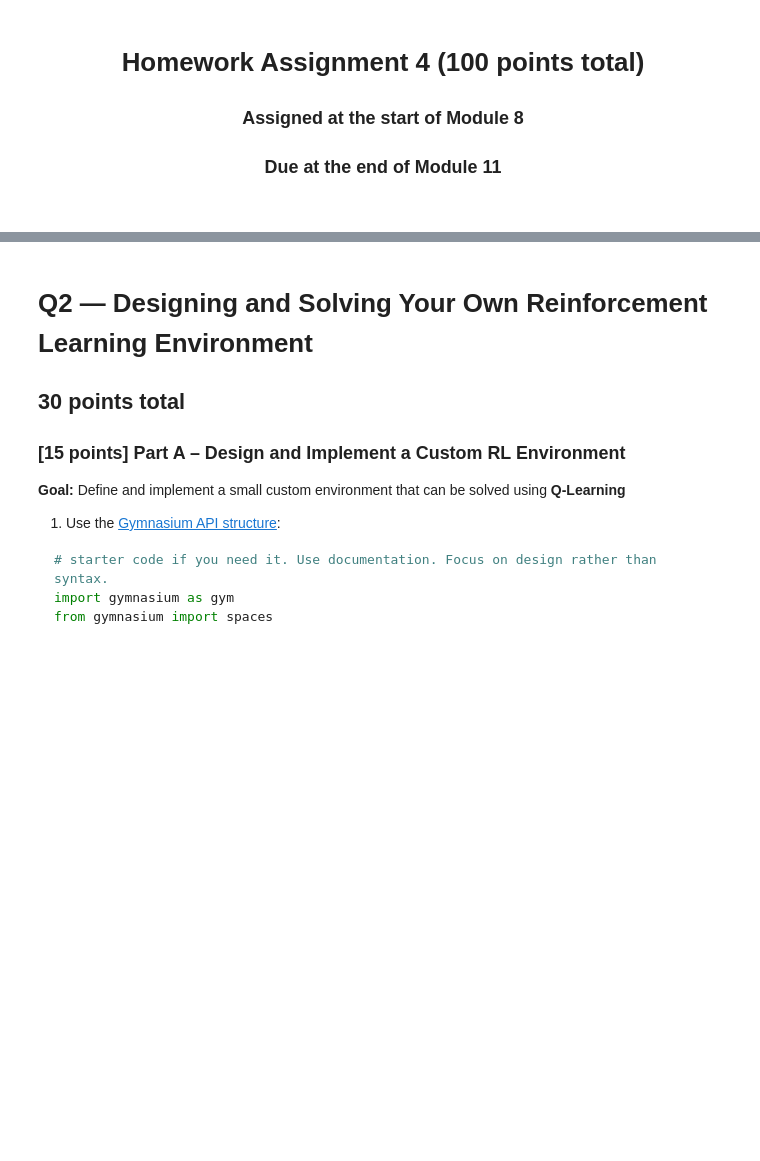
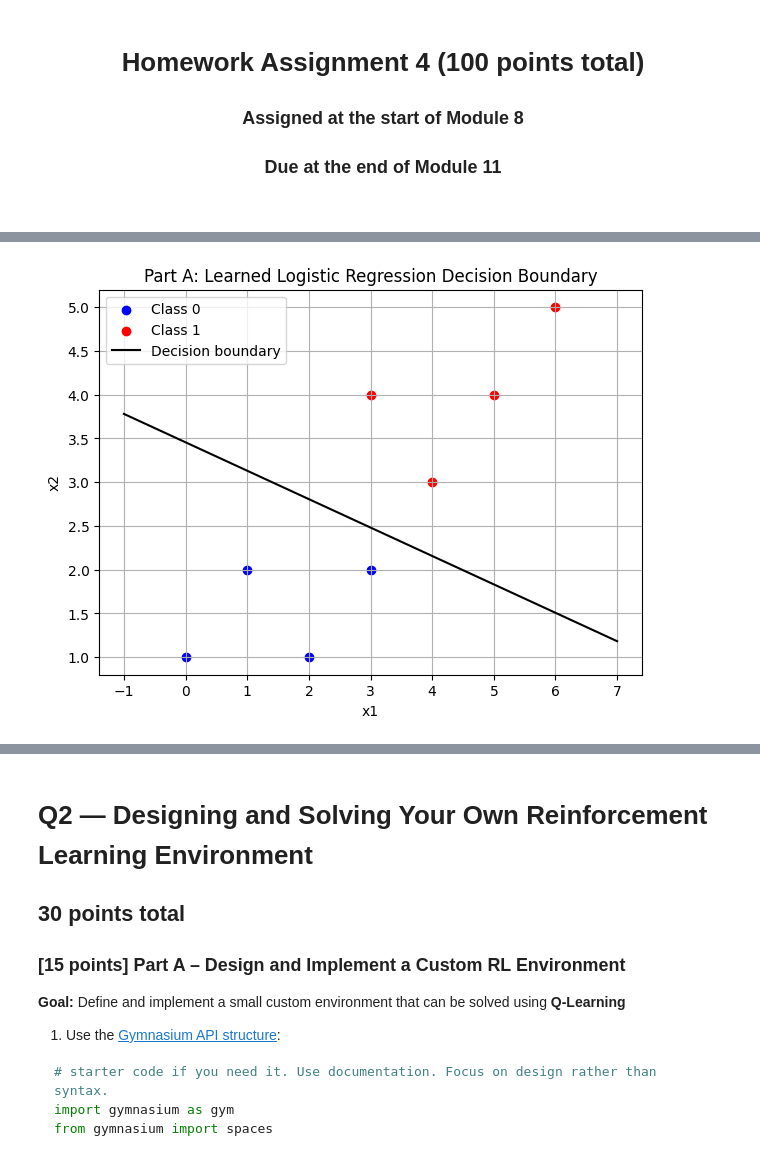
Before and after one commit to random-logic/EN.705.623.81.SU26, a Jupyter notebook: HW4.ipynb, the cells around one changed output, grey strips where cells are left out. Saved outputs shown, nothing was run; the diff lists cells and outputs as text; code cells hidden in the pictures; blank space fills up the shorter version.

```diff
--- a/HW4.ipynb
+++ b/HW4.ipynb
@@ -76,0 +189,29 @@ Input -> Hidden Layer (2 neurons, ReLU) -> Output (Sigmoid)
+# %%
+def plot_decision_boundary_logreg(X, y, w, b):
+    plt.figure(figsize=(7, 5))
+
+    # Scatter plot
+    plt.scatter(X[y == 0, 0], X[y == 0, 1], color="blue", label="Class 0")
+    plt.scatter(X[y == 1, 0], X[y == 1, 1], color="red", label="Class 1")
+
+    # Decision boundary
+    x_vals = np.linspace(X[:, 0].min() - 1, X[:, 0].max() + 1, 100)
+
+    if abs(w[1]) > 1e-12:
+        y_vals = -(w[0] * x_vals + b) / w[1]
+        plt.plot(x_vals, y_vals, color="black", label="Decision boundary")
+    else:
+        x_boundary = -b / w[0]
+        plt.axvline(x_boundary, color="black", label="Decision boundary")
+
+    plt.xlabel("x1")
+    plt.ylabel("x2")
+    plt.title("Part A: Learned Logistic Regression Decision Boundary")
+    plt.legend()
+    plt.grid(True)
+    plt.show()
+
+
+plot_decision_boundary_logreg(X, y, w_gd, b_gd)
+# %% [output]
+[figure, added]
```
Also changed, not shown: parts of 103 cells of this notebook, 12 other files.
